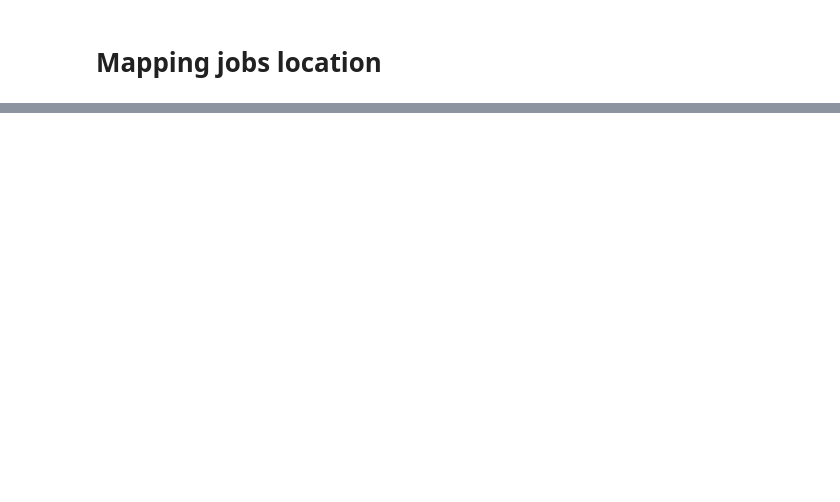
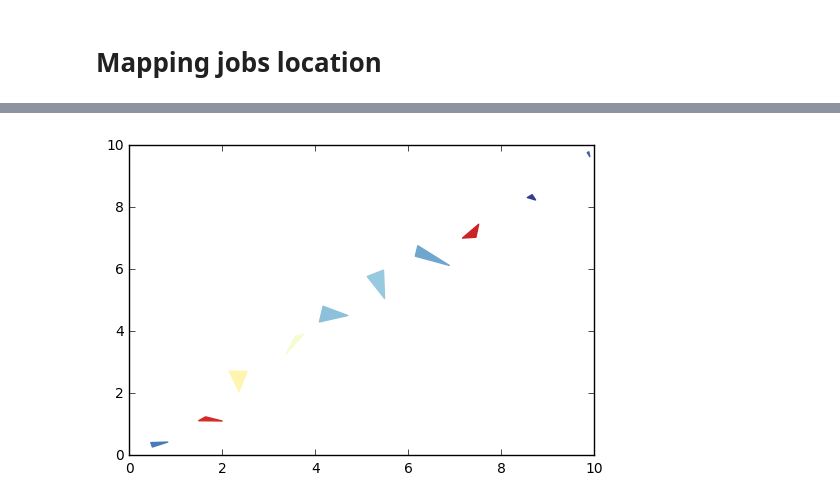
Before and after one commit to jmlb/Analytics, a Jupyter notebook: sdc_jobs/analysis.ipynb, the cells around one changed output, grey strips where cells are left out. Cells and saved outputs as stored; diff of their text form; code cells hidden in the pictures; blank space fills up the shorter version.

```diff
--- a/sdc_jobs/analysis.ipynb
+++ b/sdc_jobs/analysis.ipynb
@@ -152,0 +182,31 @@ NameError: name 't' is not defined
+# %%
+import matplotlib.pyplot as plt
+from matplotlib.collections import PatchCollection
+from matplotlib.patches import Polygon
+import numpy as np
+
+fig,ax = plt.subplots(1)
+
+N = 10
+nfloors = np.random.rand(N) # some random data
+
+patches = []
+
+cmap = plt.get_cmap('RdYlBu')
+colors = cmap(nfloors) # convert nfloors to colors that we can use later
+
+for i in range(N):
+    verts = np.random.rand(3,2)+i # random triangles, plus i to offset them
+    polygon = Polygon(verts,closed=True)
+    patches.append(polygon)
+
+collection = PatchCollection(patches)
+
+ax.add_collection(collection)
+
+collection.set_color(colors)
+
+ax.autoscale_view()
+plt.show()
+# %% [output]
+[figure, added]
```
Also changed, not shown: parts of 3 cells of this notebook, 2 other files.
